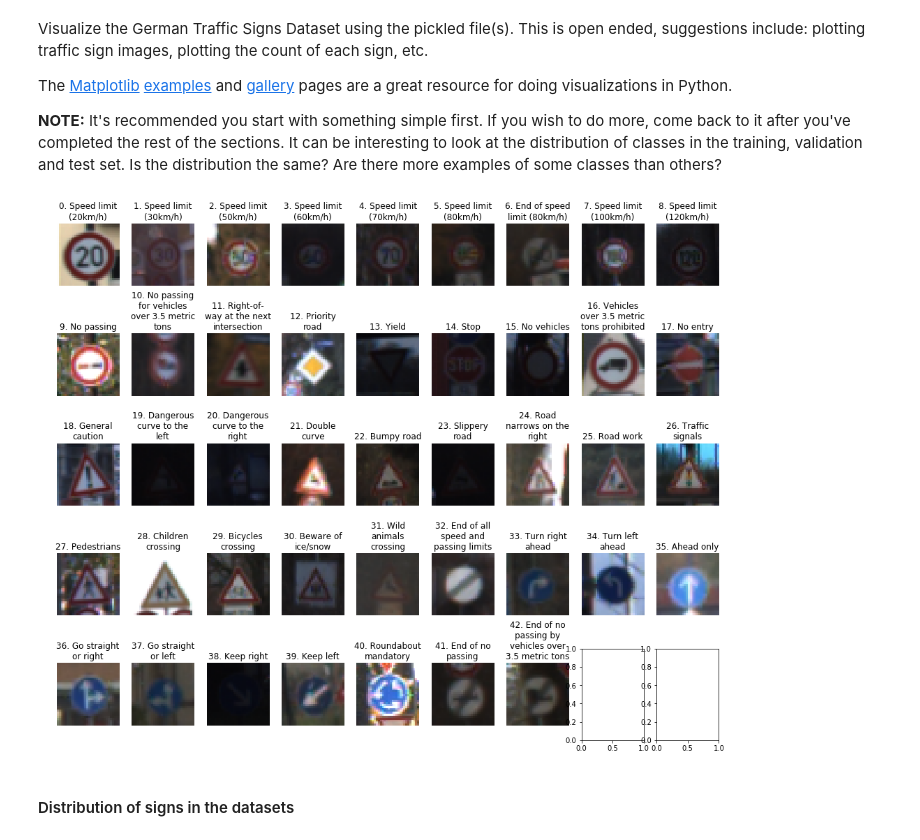
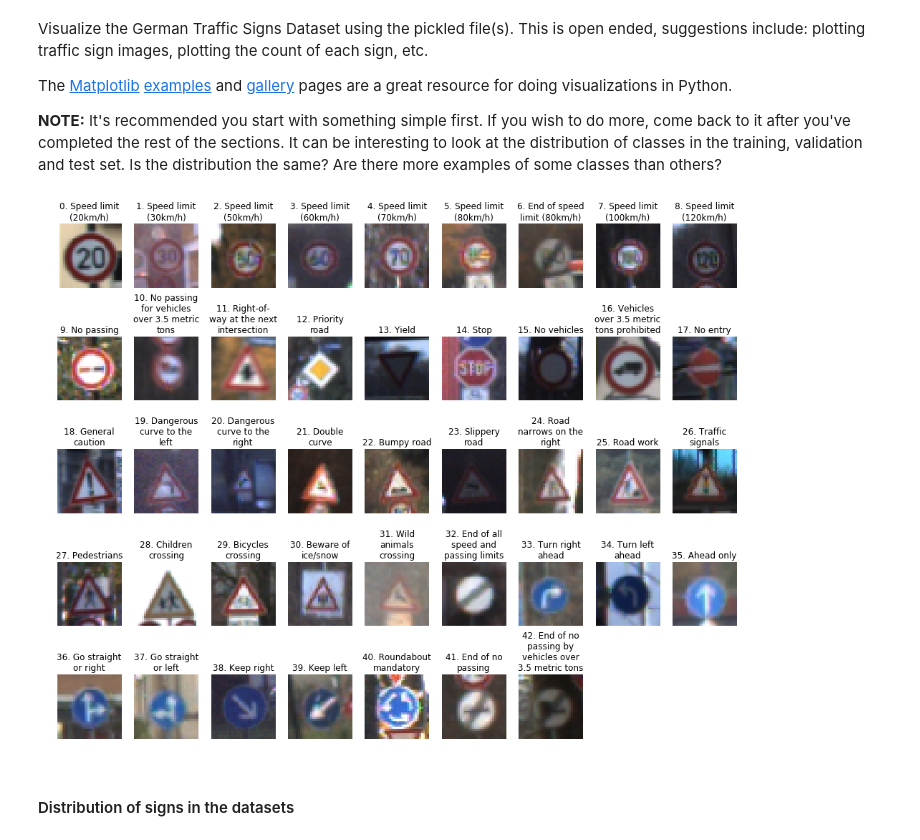
Before and after one commit to alex4men/CarND-Traffic-Sign-Classifier-Project, a Jupyter notebook: Traffic_Sign_Classifier.ipynb, the cells around one changed output. Saved outputs shown, nothing was run; the diff lists cells and outputs as text; code cells hidden in the pictures.

Commit message:
Fixed visualization intensity

```diff
--- a/Traffic_Sign_Classifier.ipynb
+++ b/Traffic_Sign_Classifier.ipynb
@@ -128,16 +128,19 @@ from textwrap import wrap
 # %%
 f, plts = plt.subplots(5, 9, figsize=(17,14))
 plts = plts.flatten()
-for i in range(n_classes):
-    imagesOfClass = np.nonzero(y_train==i)[0]
-    imgId = imagesOfClass[0]
+for i in range(len(plts)):
+    if i < n_classes:
+        imagesOfClass = np.nonzero(y_train==i)[0]
+        imgId = imagesOfClass[0]
 
-    plts[i].imshow(X_train_raw[imgId])
-    title = str(sign_codes['ClassId'][i]) + '. ' + str(sign_codes['SignName'][ sign_codes['ClassId'][i] ])
-    plts[i].set_title('\n'.join(wrap(title, 15)))
+        plts[i].imshow(((X_train_raw[imgId]/float(np.max(X_train_raw[imgId])))*255).astype('uint8'))
+        title = str(sign_codes['ClassId'][i]) + '. ' + str(sign_codes['SignName'][ sign_codes['ClassId'][i] ])
+        plts[i].set_title('\n'.join(wrap(title, 15)))
+    else:
+        plts[i].imshow(np.ones((1,1,3), dtype='uint8')*255)
     plts[i].axis('off')
 # %% [output]
-[figure, old version]
+[figure, new version]
 # %% [markdown]
 #### Distribution of signs in the datasets
 # %%
```
Also changed, not shown: 1 other file.
